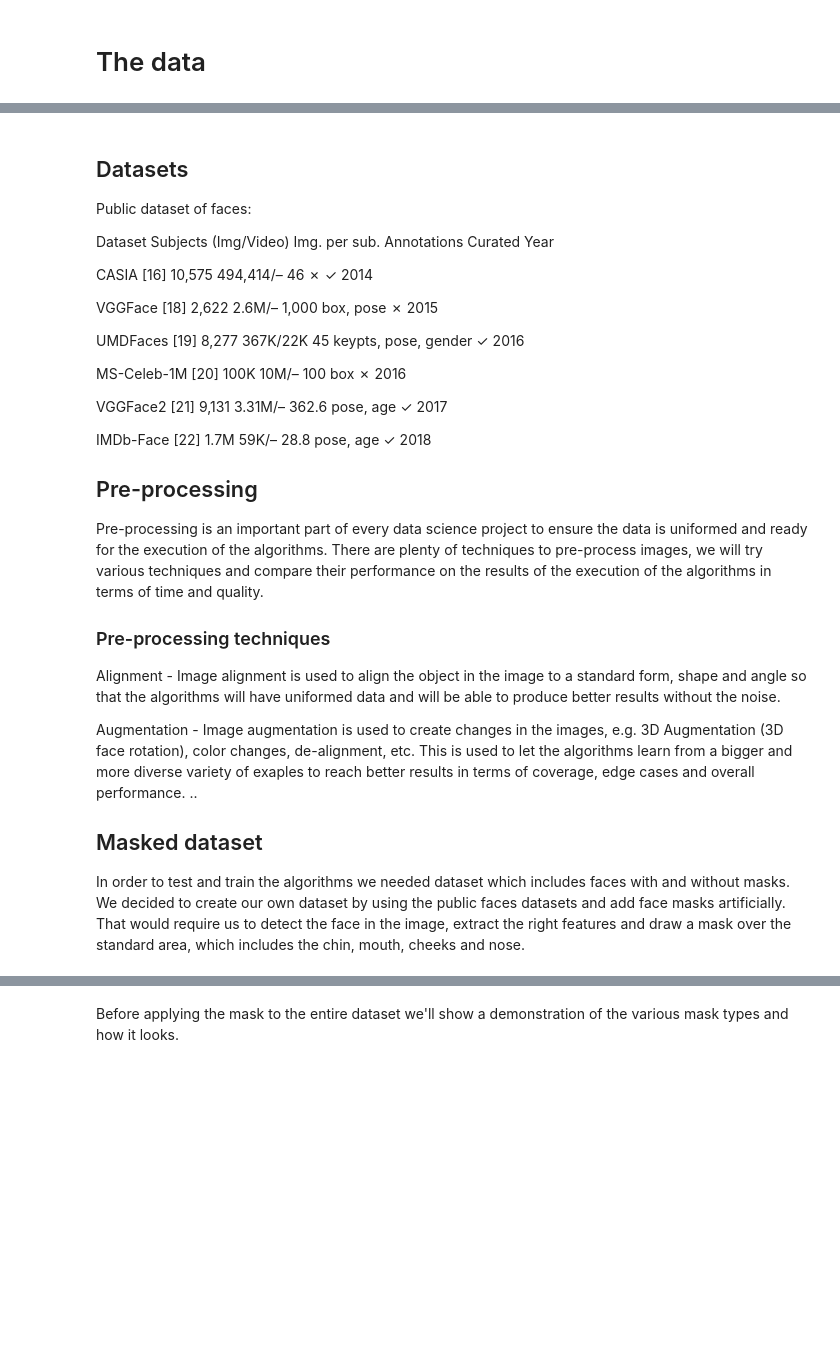
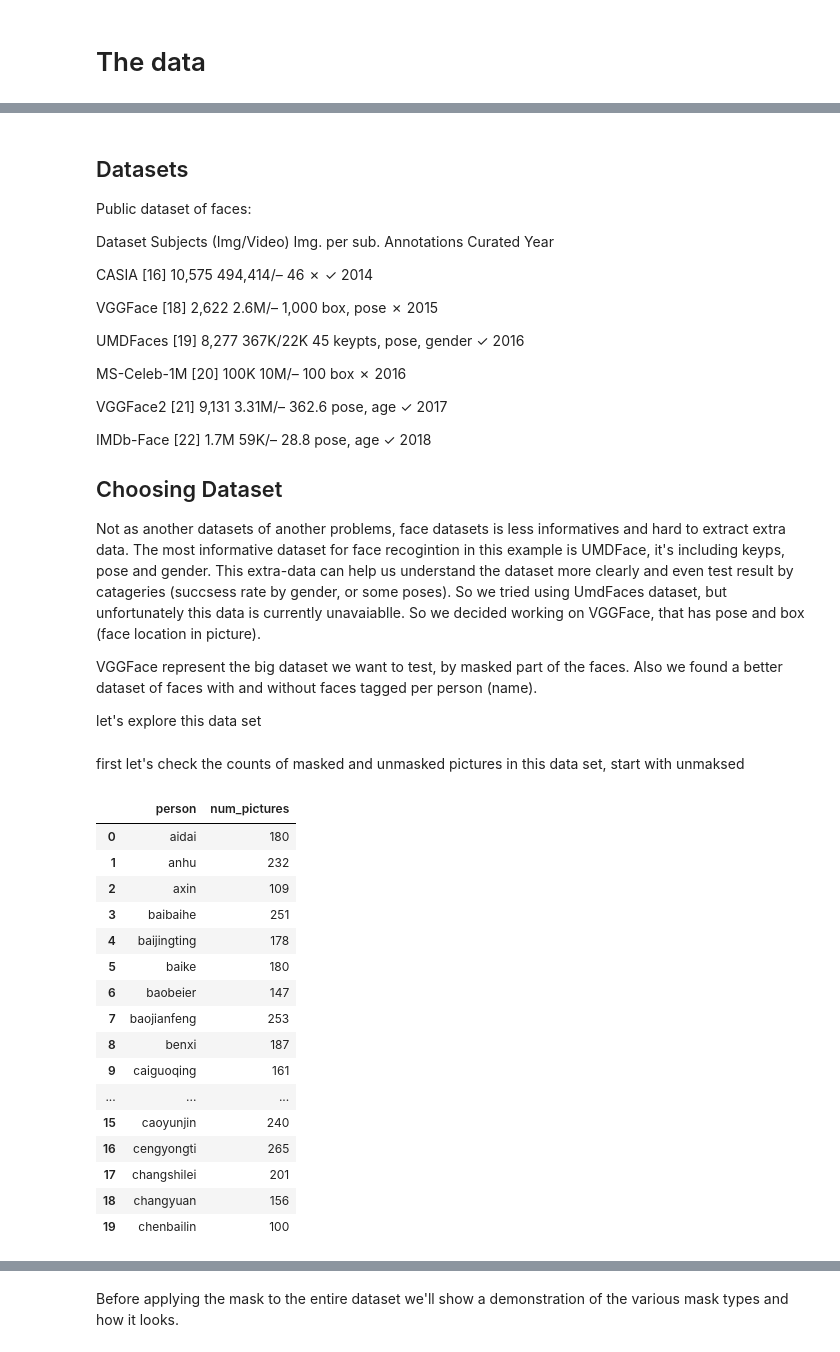
Before and after one commit to ofekari/MaskedFaceDetection, a Jupyter notebook: MaskedFaceDetectionNotebook.ipynb, the cells around one changed output, grey strips where cells are left out. Saved outputs shown, nothing was run; the diff lists cells and outputs as text; code cells hidden in the pictures; blank space fills up the shorter version.

```diff
--- a/MaskedFaceDetectionNotebook.ipynb
+++ b/MaskedFaceDetectionNotebook.ipynb
@@ -92,17 +92,12 @@ VGGFace2 [21] 9,131 3.31M/– 362.6 pose, age ✓ 2017
 
 IMDb-Face [22] 1.7M 59K/– 28.8 pose, age ✓ 2018
 
+## Choosing Dataset
+Not as another datasets of another problems, face datasets is less informatives and hard to extract extra data.
+The most informative dataset for face recogintion in this example is UMDFace, it's including keyps, pose and gender.
+This extra-data can help us understand the dataset more clearly and even test result by catageries (succsess rate by gender, or some poses). So we tried using UmdFaces dataset, but unfortunately this data is currently unavaiablle.
+So we decided working on VGGFace, that has pose and box (face location in picture).
 
+VGGFace represent the big dataset we want to test, by masked part of the faces. Also we found a better dataset of faces with and without faces tagged per person (name).
 
-
-## Pre-processing
-Pre-processing is an important part of every data science project to ensure the data is uniformed and ready for the execution of the algorithms. There are plenty of techniques to pre-process images, we will try various techniques and compare their performance on the results of the execution of the algorithms in terms of time and quality.
-
-### Pre-processing techniques
-Alignment - Image alignment is used to align the object in the image to a standard form, shape and angle so that the algorithms will have uniformed data and will be able to produce better results without the noise.
-
-Augmentation - Image augmentation is used to create changes in the images, e.g. 3D Augmentation (3D face rotation), color changes, de-alignment, etc. This is used to let the algorithms learn from a bigger and more diverse variety of exaples to reach better results in terms of coverage, edge cases and overall performance.
-..
-## Masked dataset
-In order to test and train the algorithms we needed dataset which includes faces with and without masks. We decided to create our own dataset by using the public faces datasets and add face masks artificially.
-That would require us to detect the face in the image, extract the right features and draw a mask over the standard area, which includes the chin, mouth, cheeks and nose.
+let's explore this data set
@@ -108,0 +112,30 @@ That would require us to detect the face in the image, extract the right feature
+# %% [markdown]
+first let's check the counts of masked and unmasked pictures in this data set, start with unmaksed
+# %%
+BASE_PATH = "datazip/AFDB_face_dataset/"
+train = []
+for path in glob.iglob(os.path.join(BASE_PATH, "**", "*.jpg")):
+    person = path.split("/")[-2]
+    train.append({"person":person, "path": path})
+
+train = pd.DataFrame(train)
+train = train.groupby("person").size().reset_index(name="num_pictures")
+train.head(10)
+# %% [output]
+|  | person | num_pictures |
+| 0 | aidai | 180 |
+| 1 | anhu | 232 |
+| 2 | axin | 109 |
+| 3 | baibaihe | 251 |
+| 4 | baijingting | 178 |
+| 5 | baike | 180 |
+| 6 | baobeier | 147 |
+| 7 | baojianfeng | 253 |
+| 8 | benxi | 187 |
+| 9 | caiguoqing | 161 |
+| ... | ... | ... |
+| 15 | caoyunjin | 240 |
+| 16 | cengyongti | 265 |
+| 17 | changshilei | 201 |
+| 18 | changyuan | 156 |
+| 19 | chenbailin | 100 |
```
Also changed, not shown: parts of 8 cells of this notebook.
